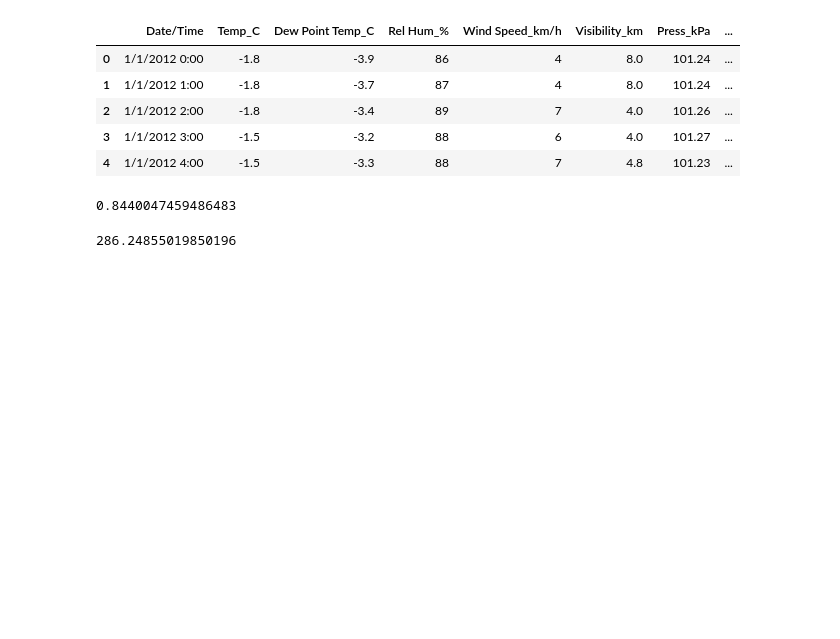
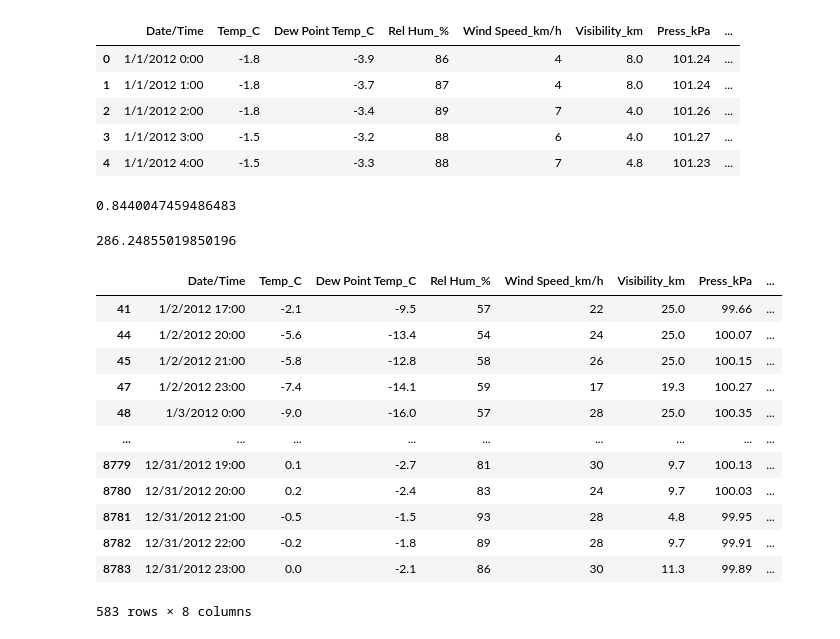
Before and after one commit to kelvynsantos/Python, a Jupyter notebook: Data Analysis/main-1.ipynb, the cells around one changed output. Saved outputs shown, nothing was run; the diff lists cells and outputs as text; code cells hidden in the pictures; blank space fills up the shorter version.

```diff
--- a/Data Analysis/main-1.ipynb
+++ b/Data Analysis/main-1.ipynb
@@ -187,3 +198,21 @@ data.Press_kPa.std()
 data['Rel Hum_%'].var()
 # %% [output]
 286.24855019850196
+# %%
+data["Weather Condition"].count()
+data[data["Weather Condition"]== "Snow"]
+data[data['Weather Condition'].str.contains('Snow')].tail(20)
+# %% [output]
+|  | Date/Time | Temp_C | Dew Point Temp_C | Rel Hum_% | Wind Speed_km/h | Visibility_km | Press_kPa | ... |
+| 41 | 1/2/2012 17:00 | -2.1 | -9.5 | 57 | 22 | 25.0 | 99.66 | ... |
+| 44 | 1/2/2012 20:00 | -5.6 | -13.4 | 54 | 24 | 25.0 | 100.07 | ... |
+| 45 | 1/2/2012 21:00 | -5.8 | -12.8 | 58 | 26 | 25.0 | 100.15 | ... |
+| 47 | 1/2/2012 23:00 | -7.4 | -14.1 | 59 | 17 | 19.3 | 100.27 | ... |
+| 48 | 1/3/2012 0:00 | -9.0 | -16.0 | 57 | 28 | 25.0 | 100.35 | ... |
+| ... | ... | ... | ... | ... | ... | ... | ... | ... |
+| 8779 | 12/31/2012 19:00 | 0.1 | -2.7 | 81 | 30 | 9.7 | 100.13 | ... |
+| 8780 | 12/31/2012 20:00 | 0.2 | -2.4 | 83 | 24 | 9.7 | 100.03 | ... |
+| 8781 | 12/31/2012 21:00 | -0.5 | -1.5 | 93 | 28 | 4.8 | 99.95 | ... |
+| 8782 | 12/31/2012 22:00 | -0.2 | -1.8 | 89 | 28 | 9.7 | 99.91 | ... |
+| 8783 | 12/31/2012 23:00 | 0.0 | -2.1 | 86 | 30 | 11.3 | 99.89 | ... |
+583 rows × 8 columns
```
Also changed, not shown: parts of 5 cells of this notebook, 1 other file.
